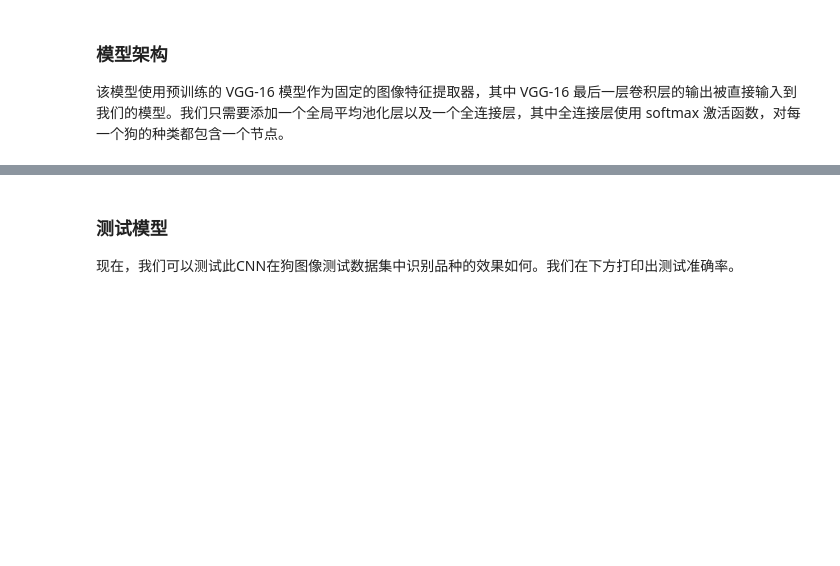
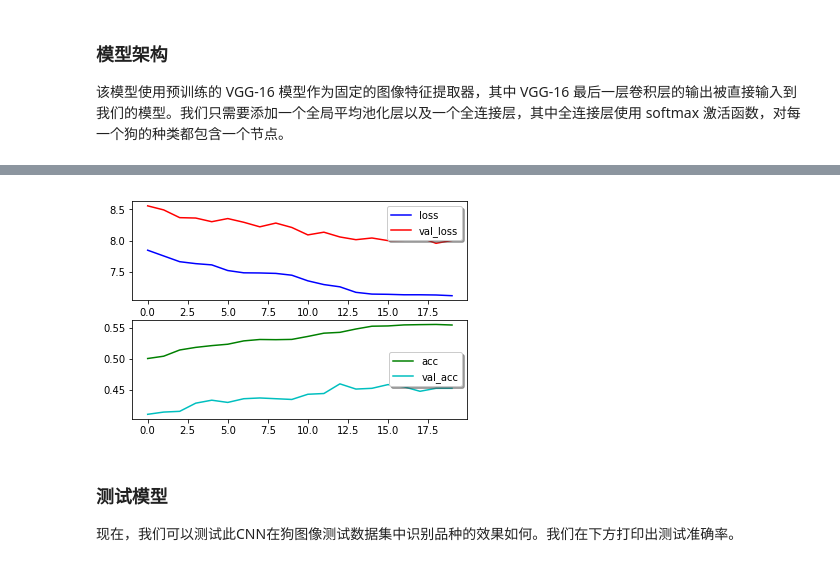
Before and after one commit to fountainhead-gq/dog_project, a Jupyter notebook: dog_app.ipynb, the cells around one changed output, grey strips where cells are left out. Cells and saved outputs as stored; diff of their text form; code cells hidden in the pictures; blank space fills up the shorter version.

```diff
--- a/dog_app.ipynb
+++ b/dog_app.ipynb
@@ -125,7 +125,7 @@ import matplotlib.pyplot as plt
 face_cascade = cv2.CascadeClassifier('haarcascades/haarcascade_frontalface_alt.xml')
 
 # 加载彩色（通道顺序为BGR）图像
-img = cv2.imread(human_files[0])
+img = cv2.imread(human_files[3])
 
 # 将BGR图像进行灰度处理
 gray = cv2.cvtColor(img, cv2.COLOR_BGR2GRAY)
@@ -465,7 +526,7 @@ from keras.callbacks import ModelCheckpoint
 
 ### TODO: 设置训练模型的epochs的数量
 
-epochs = 15
+epochs = 10
 
 ### 不要修改下方代码
 
@@ -555,9 +615,8 @@ VGG16_model.compile(loss='categorical_crossentropy', optimizer='rmsprop', metric
 checkpointer = ModelCheckpoint(filepath='saved_models/weights.best.VGG16.hdf5',
                                verbose=1, save_best_only=True)
 
-VGG16_model.fit(train_VGG16, train_targets,
-          validation_data=(valid_VGG16, valid_targets),
-          epochs=20, batch_size=20, callbacks=[checkpointer], verbose=1)
+history = VGG16_model.fit(train_VGG16, train_targets, validation_data=(valid_VGG16, valid_targets),
+                          epochs=20, batch_size=20, callbacks=[checkpointer], verbose=1)
 # %% [output]
 Train on 6680 samples, validate on 835 samples
 Epoch 1/20
@@ -580,6 +638,21 @@ Epoch 20/20
 # %%
 ## 加载具有最好验证loss的模型
 VGG16_model.load_weights('saved_models/weights.best.VGG16.hdf5')
+# %%
+def show_loss(his_Model):
+    fig, ax = plt.subplots(2,1)
+    history = his_Model.history
+    ax[0].plot(history['loss'], color='b', label="loss")
+    ax[0].plot(history['val_loss'], color='r', label="val_loss",axes =ax[0])
+    legend = ax[0].legend(loc='best', shadow=True)
+
+    ax[1].plot(history['acc'], color='g', label="acc")
+    ax[1].plot(history['val_acc'], color='c',label="val_acc")
+    legend = ax[1].legend(loc='best', shadow=True)
+# %%
+show_loss(history)
+# %% [output]
+[figure, added]
 # %% [markdown]
 ### 测试模型
 现在，我们可以测试此CNN在狗图像测试数据集中识别品种的效果如何。我们在下方打印出测试准确率。
```
Also changed, not shown: parts of 33 cells of this notebook, 1 other file.
